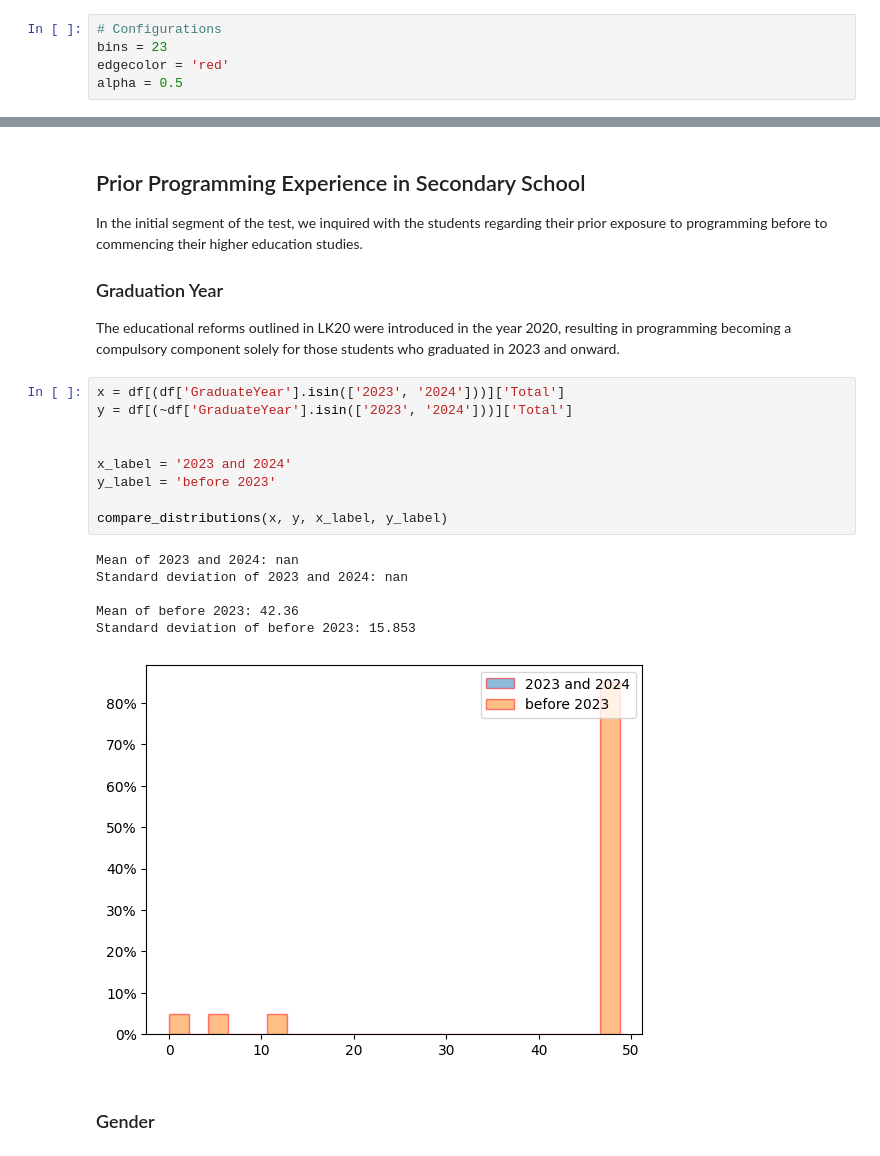
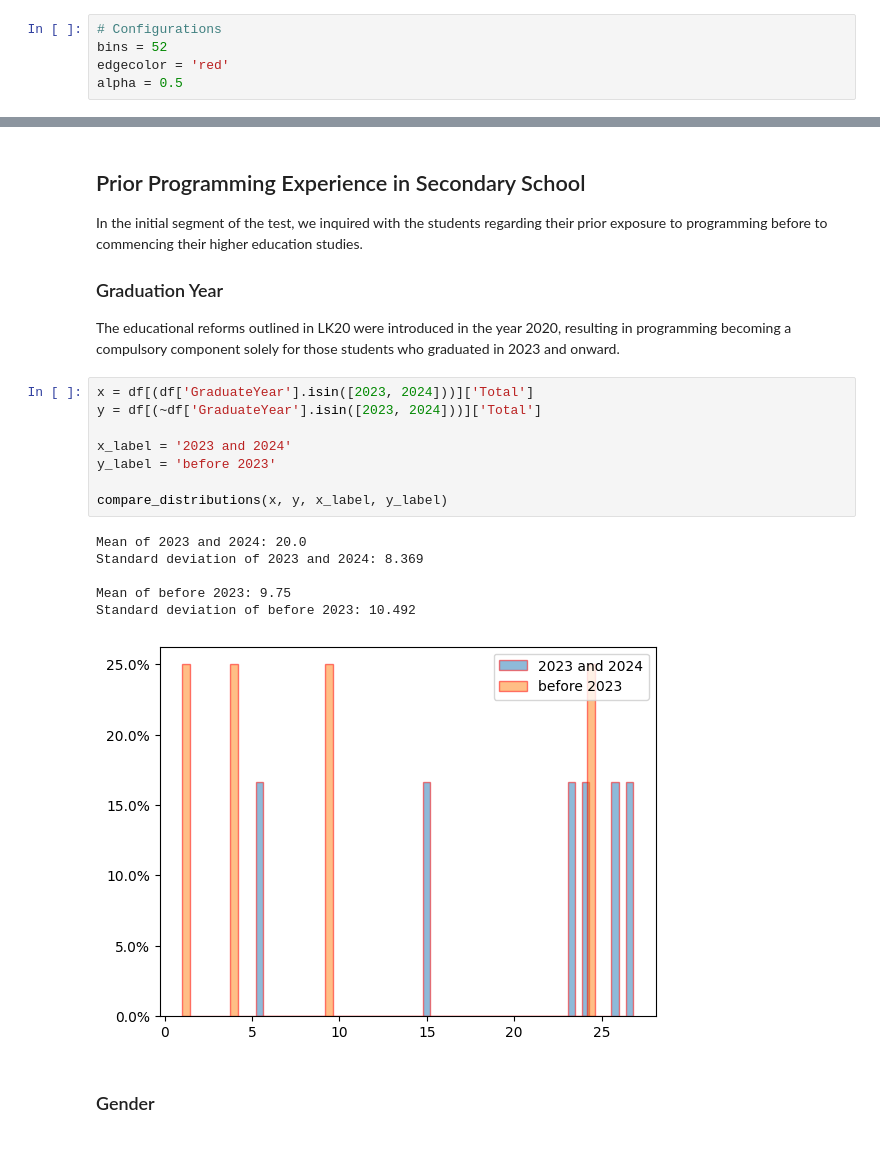
Before and after one commit to SondreBolland/Nordic-Prior-Knowledge-Test-2024, a Jupyter notebook: Nasjonal_Forkunnskapstest_i_Programmering-master/Dynamic Report.ipynb, the cells around one changed output, grey strips where cells are left out. Saved outputs shown, nothing was run; the diff lists cells and outputs as text.

```diff
--- a/Nasjonal_Forkunnskapstest_i_Programmering-master/Dynamic Report.ipynb
+++ b/Nasjonal_Forkunnskapstest_i_Programmering-master/Dynamic Report.ipynb
@@ -212,7 +221,7 @@ Name: proportion, dtype: float64
 In this section of the report, the main results are presented before a review of the background the students have on the various study paths and what connection there is between background and results. Later we take a close look at how well they performed in specific programming tasks to understand their grasp of the different concepts.
 # %%
 # Configurations
-bins = 23
+bins = 52
 edgecolor = 'red'
 alpha = 0.5
 # %% [markdown]
@@ -259,21 +268,20 @@ programming before to commencing their higher education studies.
 ### Graduation Year
 The educational reforms outlined in LK20 were introduced in the year 2020, resulting in programming becoming a compulsory component solely for those students who graduated in 2023 and onward.
 # %%
-x = df[(df['GraduateYear'].isin(['2023', '2024']))]['Total']
-y = df[(~df['GraduateYear'].isin(['2023', '2024']))]['Total']
-
+x = df[(df['GraduateYear'].isin([2023, 2024]))]['Total']
+y = df[(~df['GraduateYear'].isin([2023, 2024]))]['Total']
 
 x_label = '2023 and 2024'
 y_label = 'before 2023'
 
 compare_distributions(x, y, x_label, y_label)
 # %% [output]
-Mean of 2023 and 2024: nan
-Standard deviation of 2023 and 2024: nan
+Mean of 2023 and 2024: 20.0
+Standard deviation of 2023 and 2024: 8.369
 
-Mean of before 2023: 42.36
-Standard deviation of before 2023: 15.853
+Mean of before 2023: 9.75
+Standard deviation of before 2023: 10.492
-[figure, old version]
+[figure, new version]
 # %% [markdown]
 ### Gender
 # %%
```
Also changed, not shown: parts of 53 cells of this notebook, 1 other file.
